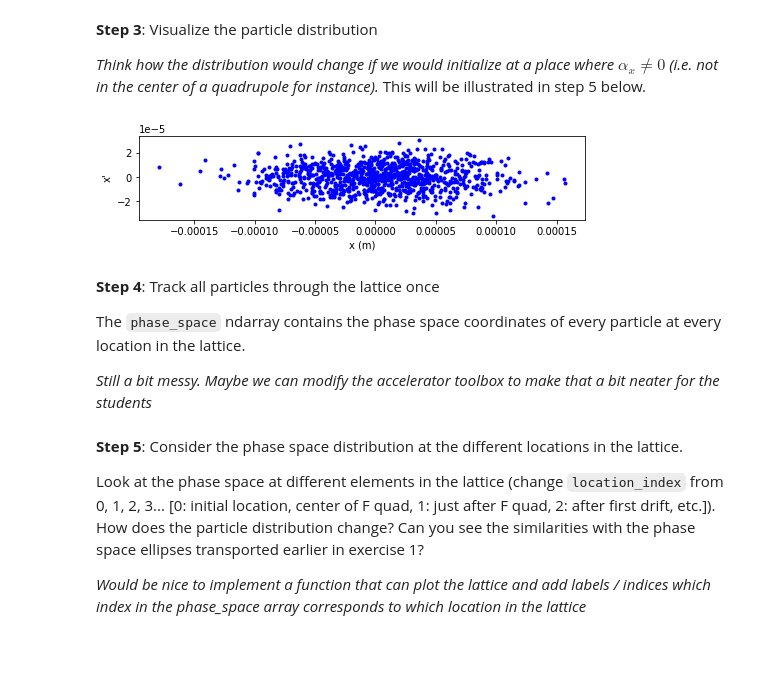
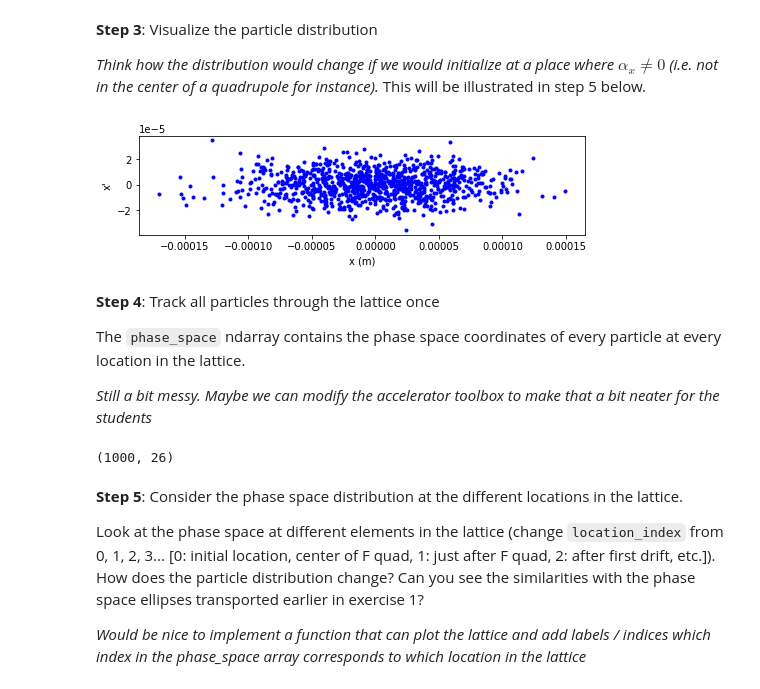
Before and after one commit to loiccoyle/pyaccelerator, a Jupyter notebook: noteboooks/epfl_course_examples.ipynb, the cells around one changed output. Cells and saved outputs as stored; diff of their text form; code cells hidden in the pictures; blank space fills up the shorter version.

```diff
--- a/noteboooks/epfl_course_examples.ipynb
+++ b/noteboooks/epfl_course_examples.ipynb
@@ -440,7 +444,7 @@ psi_cell = np.arccos(1. - L**2 / (2.*f**2))
 beta_x0 = 2.*L / np.sin(psi_cell) * (1. + np.sin(psi_cell / 2.))
 gamma_x0 = 1./beta_x0
 # %%
-x, x_prime = beam.matched_particle_distribution(
+distribution = beam.matched_particle_distribution(
     twiss=[beta_x0, 0, gamma_x0], plane='h')
 # %% [markdown]
 **Step 3**: Visualize the particle distribution
@@ -449,12 +453,12 @@ x, x_prime = beam.matched_particle_distribution(
 # %%
 plt.figure(1, figsize=(8,5))
 plt.gca().set_aspect('equal')
-plt.plot(x, x_prime, '.b')
+plt.plot(distribution[0], distribution[1], '.b')
 plt.xlabel('x (m)')
 plt.ylabel("x'")
 plt.show()
 # %% [output]
-[figure, old version]
+[figure, new version]
 # %% [markdown]
 **Step 4**: Track all particles through the lattice once
 
@@ -471,3 +470,7 @@ for p in np.arange(int(beam.n_particles)):
+# %%
+x.shape
+# %% [output]
+(1000, 26)
 # %% [markdown]
 **Step 5**: Consider the phase space distribution at the different locations in the lattice.
 
```
Also changed, not shown: parts of 11 cells of this notebook.
